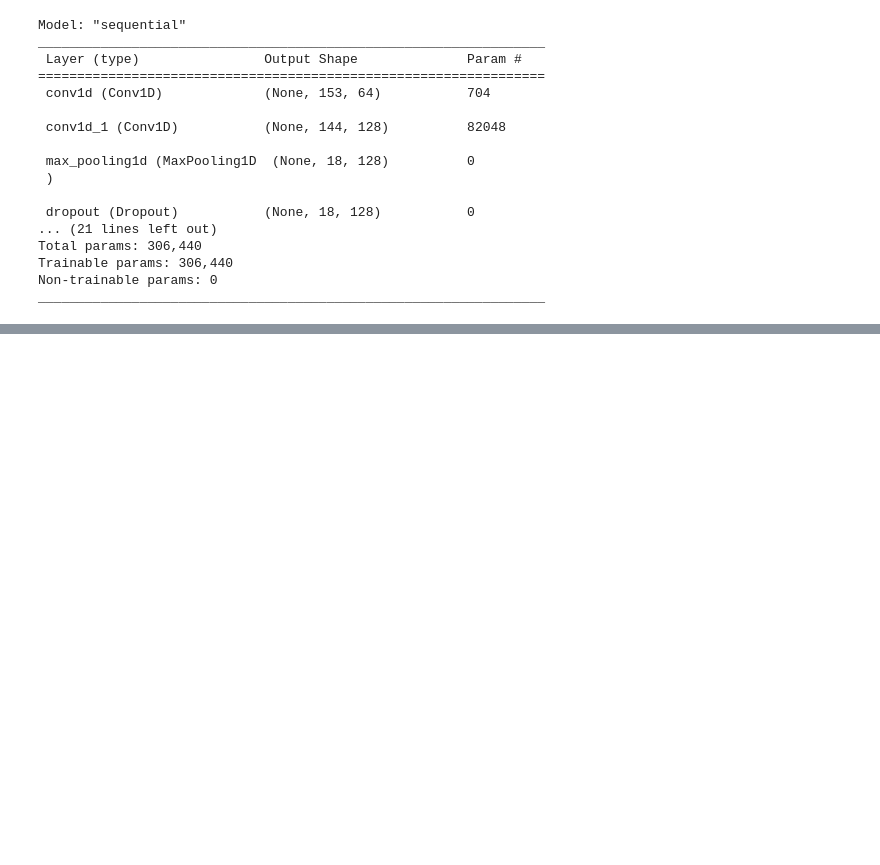
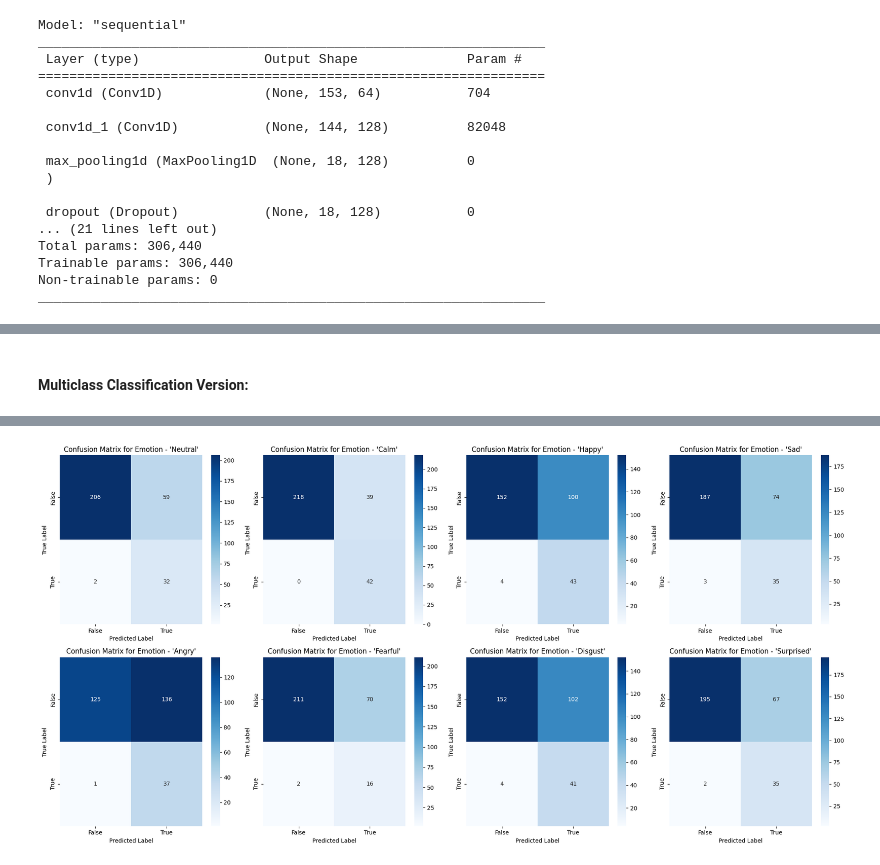
Before and after one commit to pragmatic-philosopher09/Audio-Emotion-Analyzer-Through-Deep-Learning, a Jupyter notebook: Phase_3_Building_CNN_Model.ipynb, the cells around one changed output, grey strips where cells are left out. Cells and saved outputs as stored; diff of their text form; code cells hidden in the pictures; blank space fills up the shorter version.

```diff
--- a/Phase_3_Building_CNN_Model.ipynb
+++ b/Phase_3_Building_CNN_Model.ipynb
@@ -265,0 +288,31 @@ _________________________________________________________________
+# %% [markdown]
+#### Multiclass Classification Version:
+# %%
+import seaborn as sns
+import matplotlib.pyplot as plt
+from sklearn.metrics import multilabel_confusion_matrix, classification_report
+
+# Make predictions on x_test_cnn
+y_pred = model.predict(x_test_cnn)
+
+# Convert the predictions and ground truth labels to binary matrices
+y_pred_bin = (y_pred > 0.5).astype(int)
+y_test_bin = y_test.astype(int)
+
+# Calculate the confusion matrix
+conf_mat = multilabel_confusion_matrix(y_test_bin, y_pred_bin)
+
+# Define the class names
+class_names = ["Neutral", "Calm", "Happy", "Sad", "Angry", "Fearful", "Disgust", "Surprised"]
+
+# Plot the confusion matrix for each class
+fig, axs = plt.subplots(2, 4, figsize=(20, 10))
+for i in range(8):
+    sns.heatmap(conf_mat[i], annot=True, cmap="Blues", fmt="d", xticklabels=["False", "True"], yticklabels=["False", "True"], ax=axs[i//4, i%4])
+    axs[i//4, i%4].set_title(f"Confusion Matrix for Emotion - '{class_names[i]}'")
+    axs[i//4, i%4].set_xlabel("Predicted Label")
+    axs[i//4, i%4].set_ylabel("True Label")
+
+plt.tight_layout()
+plt.show()
+# %% [output]
@@ -265,0 +320 @@ _________________________________________________________________
+[figure, added]
```
Also changed, not shown: parts of 21 cells of this notebook.
